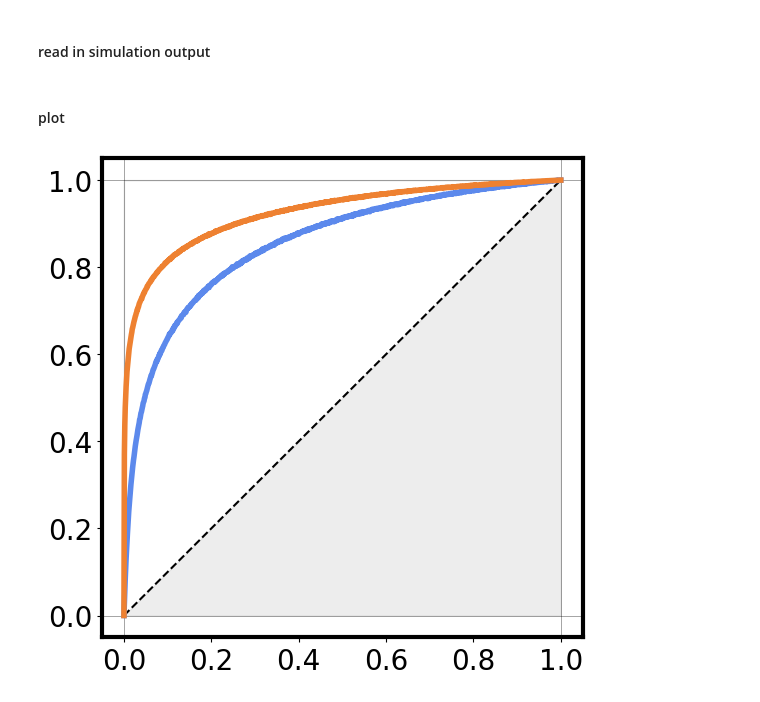
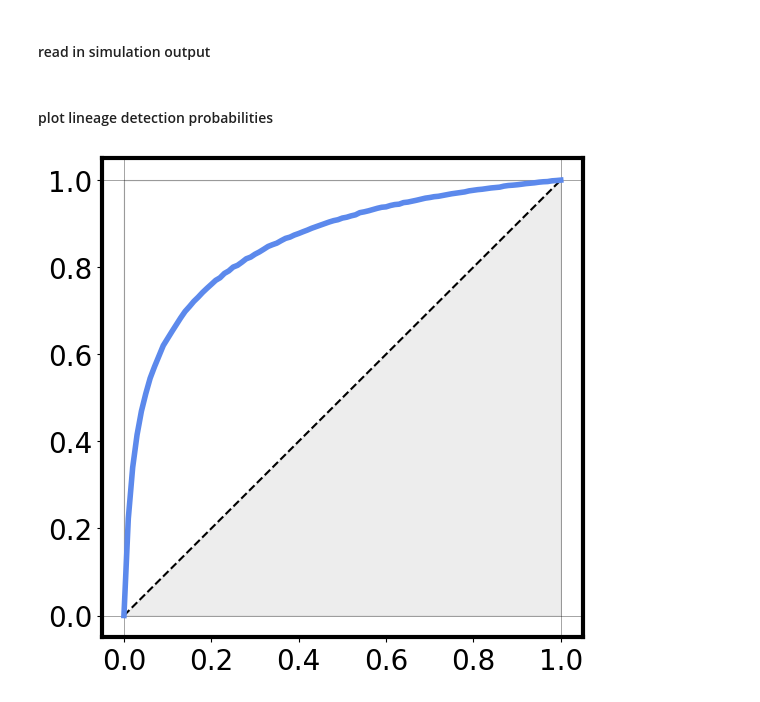
Before and after one commit to joetsui1994/Transmission-lineage-dynamics-and-detection, a Jupyter notebook: analyses/deterministic_model/lineage_detection_probs_plot.ipynb, the cells around one changed output. Saved outputs shown, nothing was run; the diff lists cells and outputs as text; code cells hidden in the pictures.

```diff
--- a/analyses/deterministic_model/lineage_detection_probs_plot.ipynb
+++ b/analyses/deterministic_model/lineage_detection_probs_plot.ipynb
@@ -14,43 +8,38 @@ simulation_output_T40 = pd.read_csv('./results/T40/detection_probs.csv')
+# %%
+simulation_output = pd.read_csv('./results/detection_probs.csv')
 # %% [markdown]
-#### plot
+#### plot lineage detection probabilities
 # %%
 # plot curve
 fig, ax = plt.subplots(figsize=(6.2, 6.22))
 
 # add vertical/horizontal lines
 ax.axhline(y=0, color='black', linewidth=0.5, linestyle='-', alpha=0.5)
 ax.axhline(y=1, color='black', linewidth=0.5, linestyle='-', alpha=0.5)
 ax.axvline(x=0, color='black', linewidth=0.5, linestyle='-', alpha=0.5)
 ax.axvline(x=1, color='black', linewidth=0.5, linestyle='-', alpha=0.5)
 
 # add diagonal line
 ax.plot([0, 1], [0, 1], color='black', linewidth=1.5, linestyle='--')
 
 # add lower triangle (greyed out)
 ax.fill_between([0, 1, 1, 0], [0, 0, 1, 0], 1, color='darkgrey', alpha=0.2)
 
 # get sampling proportions
-sampling_props = simulation_output_T20.sampling_prop.values
+sampling_props = simulation_output.sampling_prop.values
 
 # observation at T=20
-observe_T20_detection_probs_medians = simulation_output_T20['median'].values
+observe_T20_detection_probs_medians = simulation_output['median'].values
 ax.plot(sampling_props, observe_T20_detection_probs_medians, color='#5C89EC', linewidth=4)
-
-# observation at T=40
-observe_T40_detection_probs_medians = simulation_output_T40['median'].values
-ax.plot(sampling_props, observe_T40_detection_probs_medians, color='#EE8131', linewidth=4)
 
 # adjust axis labels font size
 plt.xticks(fontsize=20)
 plt.yticks(fontsize=20)
 
 # add plot border
 for spine in plt.gca().spines.values():
     spine.set_linewidth(3)
 
 plt.show()
-
-# export
-fig.savefig('./figures/constant_importation_lineage_detection_probs_median.pdf', bbox_inches='tight')
 # %% [output]
-[figure, old version]
+[figure, new version]
```
Also changed, not shown: parts of 1 cell of this notebook.
